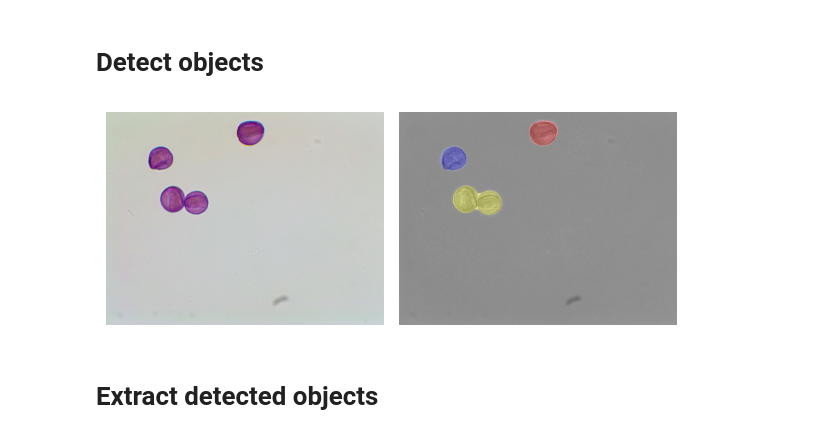
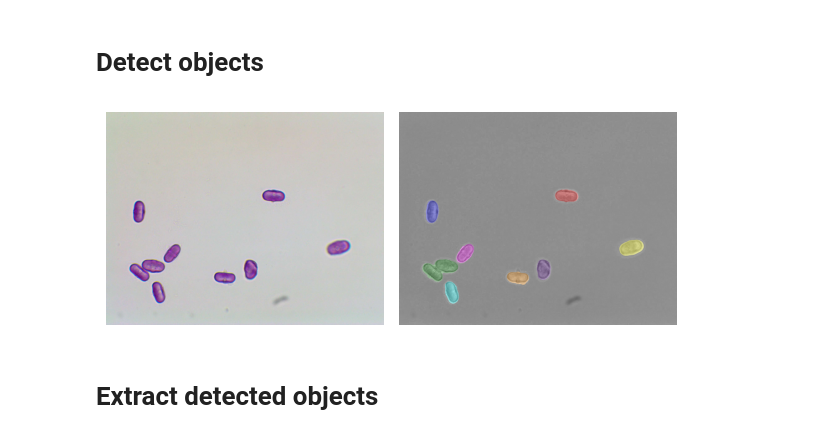
Before and after one commit to Digiratory/Pollen-Analyzer, a Jupyter notebook: Utils/Prepare Single Object Dataset.ipynb, the cells around one changed output. Saved outputs shown, nothing was run; the diff lists cells and outputs as text; code cells hidden in the pictures.

```diff
--- a/Utils/Prepare Single Object Dataset.ipynb
+++ b/Utils/Prepare Single Object Dataset.ipynb
@@ -29,6 +29,6 @@ from skimage.segmentation import watershed
 from skimage.feature import peak_local_max
 plt.rcParams['figure.figsize'] = [10, 5]
 # %%
-DATASET_ROOT = r"/home/shared/datasets/pollen_dataset/"
+DATASET_ROOT = r"/home/shared/datasets/pollen_dataset_2024_08_14/"
 # OBJECTS_ROOT_1 = r"/home/shared/datasets/pollen_dataset_2024_05_08_objects"
 OBJECTS_ROOT_1 = r"/home/jovyan/pollen_dataset_2024_05_08_objects"
@@ -35,4 +52,8 @@ OBJECTS_ROOT_1 = r"/home/jovyan/pollen_dataset_2024_05_08_objects"
+# %%
+target_classes = ['Apiaceae']
 # %%
-all_images = glob(os.path.join(DATASET_ROOT, "**", "*.jpg"), recursive=True)
+all_images = []
+for class_name in target_classes:
+    all_images.extend(glob(os.path.join(DATASET_ROOT, class_name, "*.jpg"), recursive=True))
 print(f"Total amount of images: {len(all_images)}")
 # %% [output]
@@ -68,7 +89,7 @@ def draw_detections(image, label_image):
 # %% [markdown]
 # Detect objects
 # %%
-def object_detection_stage(image_rgb, radius=50):
+def object_detection_stage(image_rgb, radius=25):
     image_rgb = np.copy(image_rgb)
     image = rgb2gray(image_rgb)
     # apply threshold
@@ -86,11 +107,11 @@ def object_detection_stage(image_rgb, radius=50):
     label_image = label(bw)
     return label_image
 # %%
-image_rgb = io.imread(all_images[2])
+image_rgb = io.imread(all_images[10])
 label_image = object_detection_stage(image_rgb)
 draw_detections(image_rgb, label_image)
 # %% [output]
-[figure, old version]
+[figure, new version]
 # %% [markdown]
 # Extract detected objects
 # %% [markdown]
```
Also changed, not shown: parts of 8 cells of this notebook.
